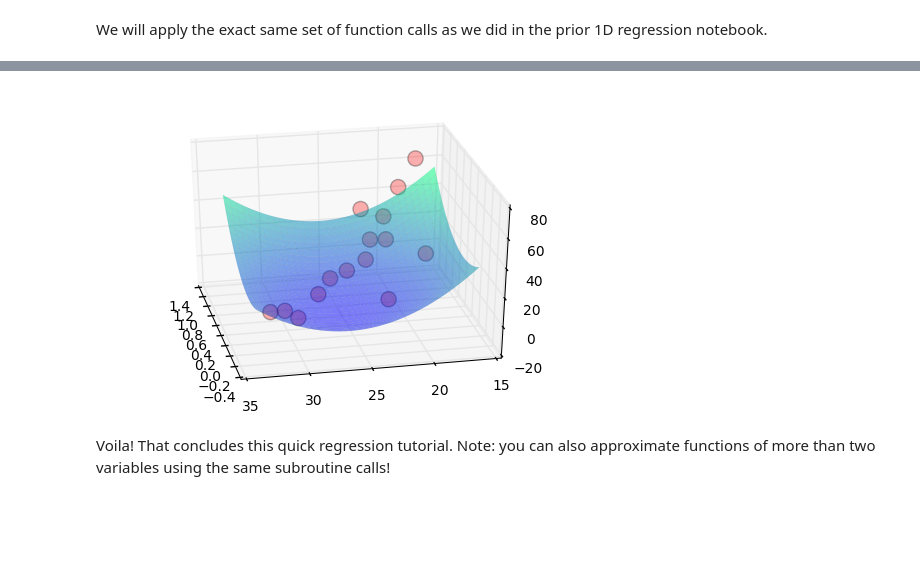
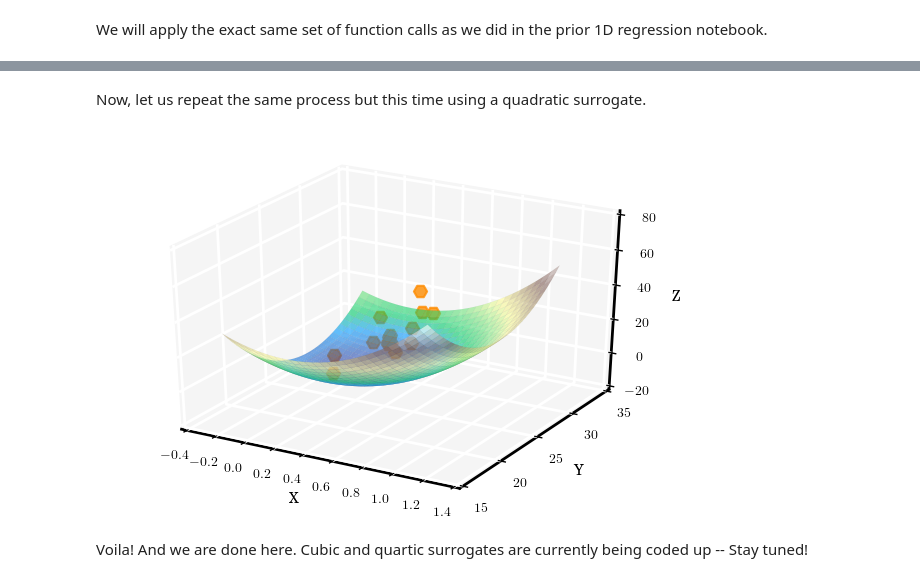
Before and after one commit to equadratures/equadratures, a Jupyter notebook: ipython-notebooks/Regression2D.ipynb, the cells around one changed output, grey strips where cells are left out. Cells and saved outputs as stored; diff of their text form; code cells hidden in the pictures; blank space fills up the shorter version.

```diff
--- a/ipython-notebooks/Regression2D.ipynb
+++ b/ipython-notebooks/Regression2D.ipynb
@@ -82,15 +66,9 @@ Now what if we try a quadratic surface
+# %% [markdown]
+Now, let us repeat the same process but this time using a quadratic surrogate.
 # %%
-poly2 = PolyFit(x_train, y_train.T, 'quadratic')
-y_test2 = poly2.testPolynomial(x_test)
-yy2 = np.reshape(y_test2, (u, v))
+poly2 = PolyFit(x_train, y_train, 'quadratic')
+poly2.plot([X1, X2])
+# %% [output]
+[figure, added]
-# %%
-fig = plt.figure()
-ax = fig.add_subplot(111, projection='3d')
-ax.view_init(elev=31., azim=168)
-ax.plot_surface(xx1,xx2, yy2,rstride=1, cstride=1, cmap=cm.winter, linewidth=0.02, alpha=0.5)
-ax.scatter(x_train[:,0].A1, x_train[:,1].A1, y_train.A1, c='red', marker='o', s=120, alpha=0.3)
-plt.show()
-# %% [output]
-[figure, removed]
-# %% [markdown]
-Voila! That concludes this quick regression tutorial. Note: you can also approximate functions of more than two variables using the same subroutine calls!
+# %% [markdown]
+Voila! And we are done here. Cubic and quartic surrogates are currently being coded up -- Stay tuned!
```
Also changed, not shown: parts of 13 cells of this notebook, 4 other files.
